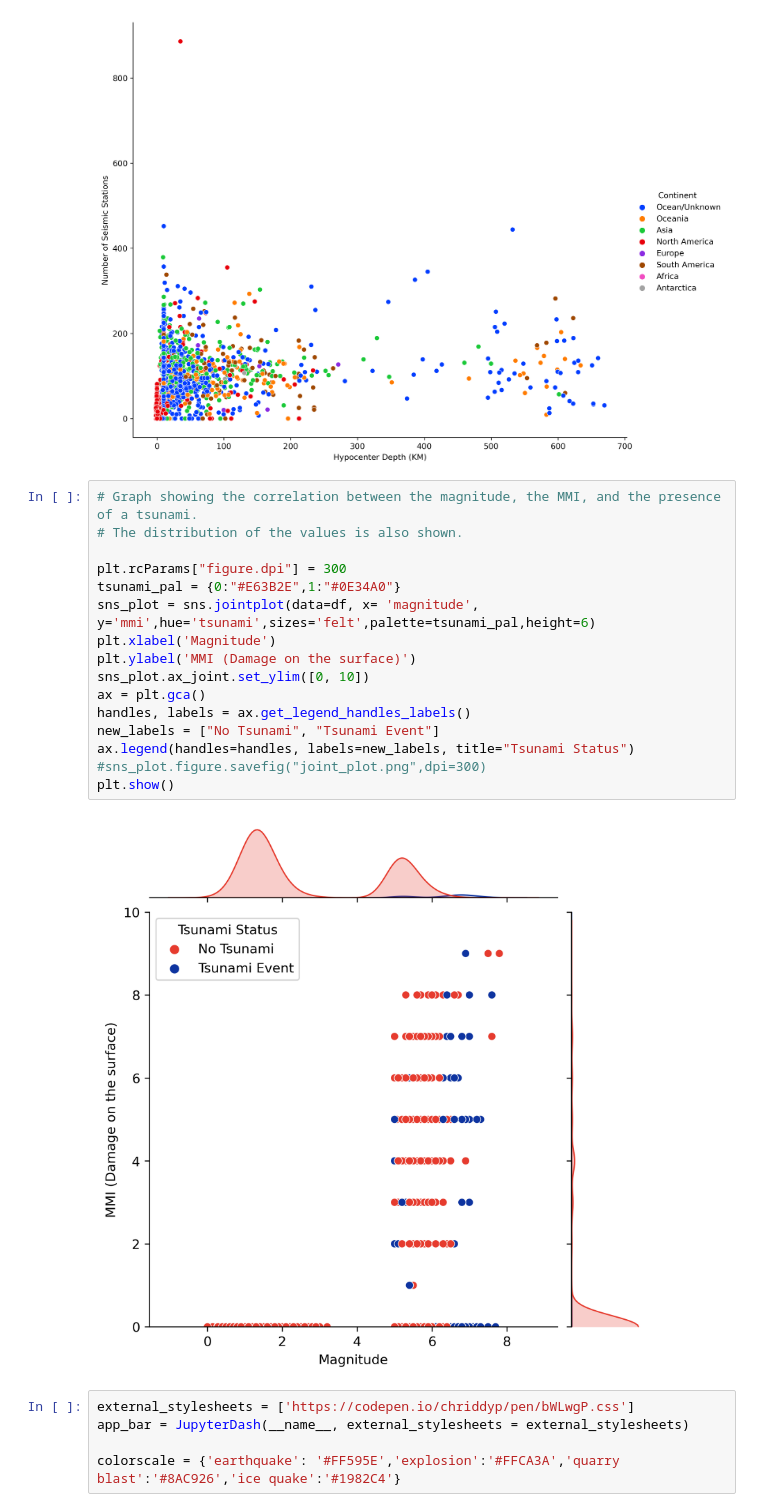
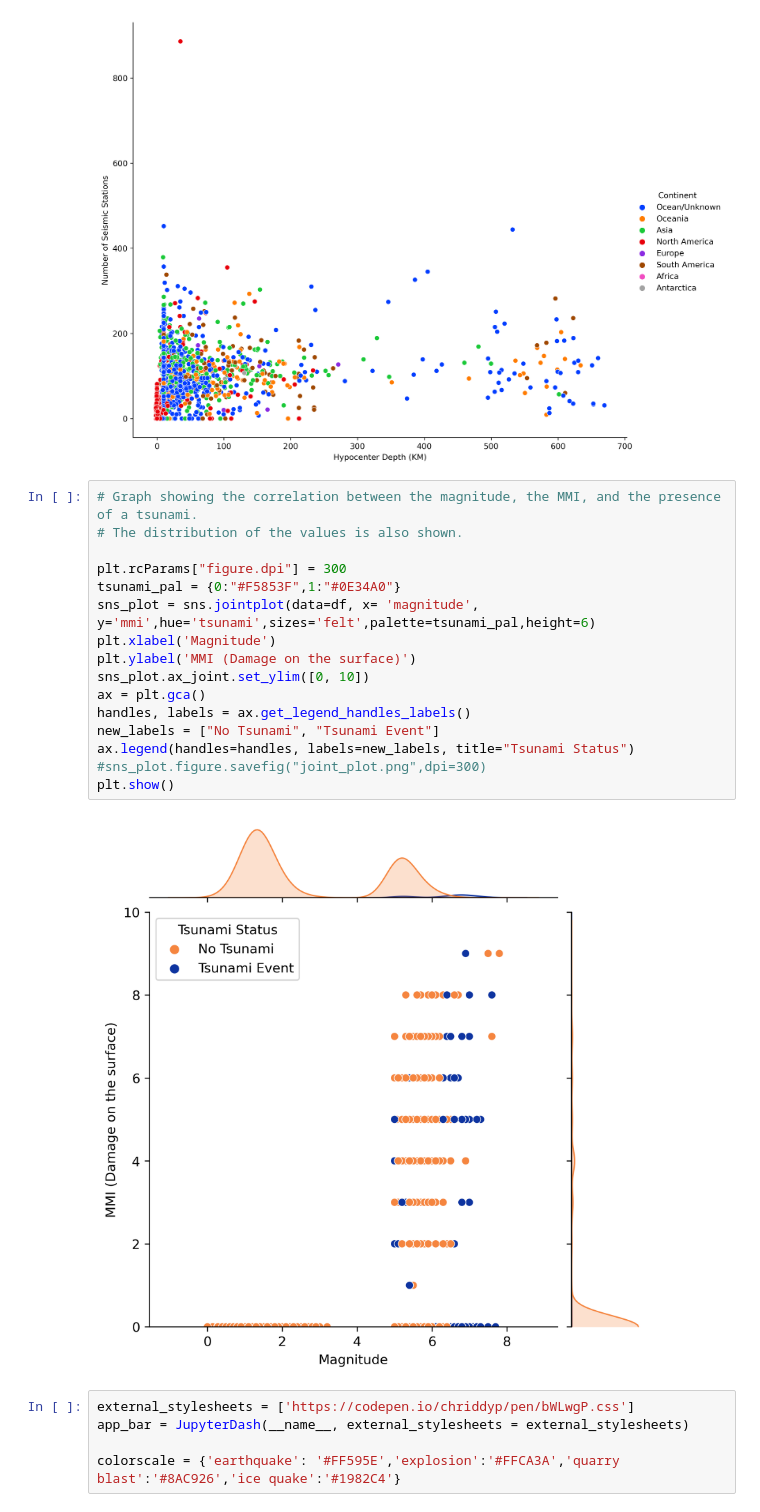
Before and after one commit to jane-hernandez/earthquake_dataviz, a Jupyter notebook: Graphing.ipynb, the cells around one changed output. Cells and saved outputs as stored; diff of their text form.

```diff
--- a/Graphing.ipynb
+++ b/Graphing.ipynb
@@ -58,21 +58,21 @@ plt.show()
 # %%
 # Graph showing the correlation between the magnitude, the MMI, and the presence of a tsunami.
 # The distribution of the values is also shown.
 
 plt.rcParams["figure.dpi"] = 300
-tsunami_pal = {0:"#E63B2E",1:"#0E34A0"}
+tsunami_pal = {0:"#F5853F",1:"#0E34A0"}
 sns_plot = sns.jointplot(data=df, x= 'magnitude', y='mmi',hue='tsunami',sizes='felt',palette=tsunami_pal,height=6)
 plt.xlabel('Magnitude')
 plt.ylabel('MMI (Damage on the surface)')
 sns_plot.ax_joint.set_ylim([0, 10])
 ax = plt.gca()
 handles, labels = ax.get_legend_handles_labels()
 new_labels = ["No Tsunami", "Tsunami Event"]
 ax.legend(handles=handles, labels=new_labels, title="Tsunami Status")
 #sns_plot.figure.savefig("joint_plot.png",dpi=300)
 plt.show()
 # %% [output]
-[figure, old version]
+[figure, new version]
 # %%
 external_stylesheets = ['https://codepen.io/chriddyp/pen/bWLwgP.css']
 app_bar = JupyterDash(__name__, external_stylesheets = external_stylesheets)
```
Also changed, not shown: parts of 1 cell of this notebook, 1 other file.
